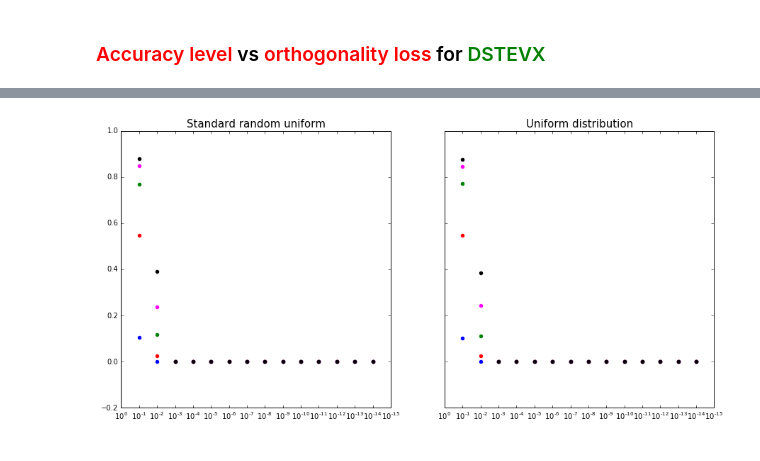
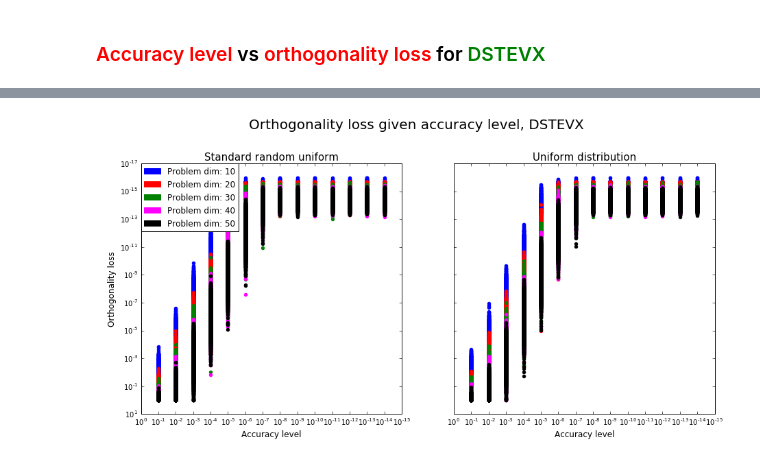
Before and after one commit to yobibyte/hpmc-eigensolvers, a Jupyter notebook: results_analysis.ipynb, the cells around one changed output, grey strips where cells are left out. Drawn from its saved outputs; the diff is of its cells as text; code cells hidden in the pictures.

```diff
--- a/results_analysis.ipynb
+++ b/results_analysis.ipynb
@@ -158,18 +175,29 @@ for i in range(10, MAX_SIZE+1, 10):
 # %% [markdown]
 ### <font color='red'>FLOPS</font> vs <font color='red'> TRYRAC</font>  (true/false) for <font color='green'>DSTEMR</font>
 # %%
-cols = ['blue', 'red', 'green', 'magenta', 'black']
 f,axes = plt.subplots(1,2, figsize=(15,5))
 axes[0].set_title('Standard random uniform', fontsize=15)
 axes[1].set_title('Uniform distribution', fontsize=15)
 
+f.subplots_adjust(top=0.85);
+f.suptitle('FLOPS given accuracy level, DSTEMR ', fontsize=20)
+axes[0].set_ylabel('FLOPS', fontsize=12)
+axes[0].set_xlabel('Accuracy level', fontsize=12)
+axes[1].set_xlabel('Accuracy level', fontsize=12)
+f.legend(labels=['Problem dim: {}'.format(i) for i in range(10, MAX_SIZE+1, 10)], handles=[mpatches.Patch(color=cols[(i-1)//10]) for i in range(10, MAX_SIZE+1, 10)], loc = (0.803, 0.568), ncol=1)
+
+axes[0].set_xticks((0.1, 0.105))
+axes[1].set_xticks((0.1, 0.105))
+axes[0].set_xticklabels(('TRYRAC=TRUE', 'TRYRAC=FALSE'))
+axes[1].set_xticklabels(('TRYRAC=TRUE', 'TRYRAC=FALSE'))
+
 for i in range(10, MAX_SIZE+1, 10):
     for c, k in enumerate(data_fga['standard-random-uniform']['dstemr'].keys()):
         d = np.array(data_fga['standard-random-uniform']['dstemr'][k][i])
-        axes[0].scatter(0.1 if k=='low' else 0.11 , np.median(d[:,2]), color=cols[(i-1)//10])
+        axes[0].scatter(0.1 if k=='low' else 0.105 , np.median(d[:,2]), color=cols[(i-1)//10])
 
 for i in range(10, MAX_SIZE+1, 10):
     for c, k in enumerate(data_fga['uniform-eigenvalues-dist']['dstemr'].keys()):
         d = np.array(data_fga['uniform-eigenvalues-dist']['dstemr'][k][i])
-        axes[1].scatter(0.1 if k=='low' else 0.11 , np.median(d[:,2]), color=cols[(i-1)//10])
+        axes[1].scatter(0.1 if k=='low' else 0.105 , np.median(d[:,2]), color=cols[(i-1)//10])
 # %% [output]
@@ -179,21 +238,29 @@ for i in range(10, MAX_SIZE+1, 10):
 # %%
-cols = ['blue', 'red', 'green', 'magenta', 'black']
+f, axes = plt.subplots(1, 2, sharey=True, figsize=(15,7))
 
-f, axes = plt.subplots(1, 2, sharey=True, figsize=(15,7))
+f.subplots_adjust(top=0.85);
+f.suptitle('Orthogonality loss given accuracy level, DSTEVX ', fontsize=20)
+axes[0].set_ylabel('Orthogonality loss', fontsize=12)
+axes[0].set_xlabel('Accuracy level', fontsize=12)
+axes[1].set_xlabel('Accuracy level', fontsize=12)
+f.legend(labels=['Problem dim: {}'.format(i) for i in range(10, MAX_SIZE+1, 10)], handles=[mpatches.Patch(color=cols[(i-1)//10]) for i in range(10, MAX_SIZE+1, 10)], loc = (0.071, 0.644), ncol=1)
+
 axes[0].set_xscale('log')
 axes[1].set_xscale('log')
+axes[0].set_yscale('log')
+axes[1].set_yscale('log')
 axes[0].invert_xaxis()
+axes[0].invert_yaxis()
 axes[0].set_title('Standard random uniform', fontsize=15)
 for i in range(10, MAX_SIZE+1, 10):
     for c, k in enumerate(data_fga['standard-random-uniform']['dstevx'].keys()):
         d = np.array(data_fga['standard-random-uniform']['dstevx'][k][i])
-        axes[0].scatter(k, np.median(d[:,0]), color=cols[(i-1)//10])
-
+        axes[0].scatter([k for t in range(d[:,0].shape[0])], d[:,0], color=cols[(i-1)//10])
 axes[1].invert_xaxis()
 axes[1].set_title('Uniform distribution', fontsize=15)
 for i in range(10, MAX_SIZE+1, 10):
     for c, k in enumerate(data_fga['uniform-eigenvalues-dist']['dstevx'].keys()):
         d = np.array(data_fga['uniform-eigenvalues-dist']['dstevx'][k][i])
-        axes[1].scatter(k, np.median(d[:,0]), color=cols[(i-1)//10])
+        axes[1].scatter([k for t in range(d[:,0].shape[0])], d[:,0], color=cols[(i-1)//10])
 # %% [output]
-[figure, old version]
+[figure, new version]
```
Also changed, not shown: parts of 7 cells of this notebook, 6 other files.
